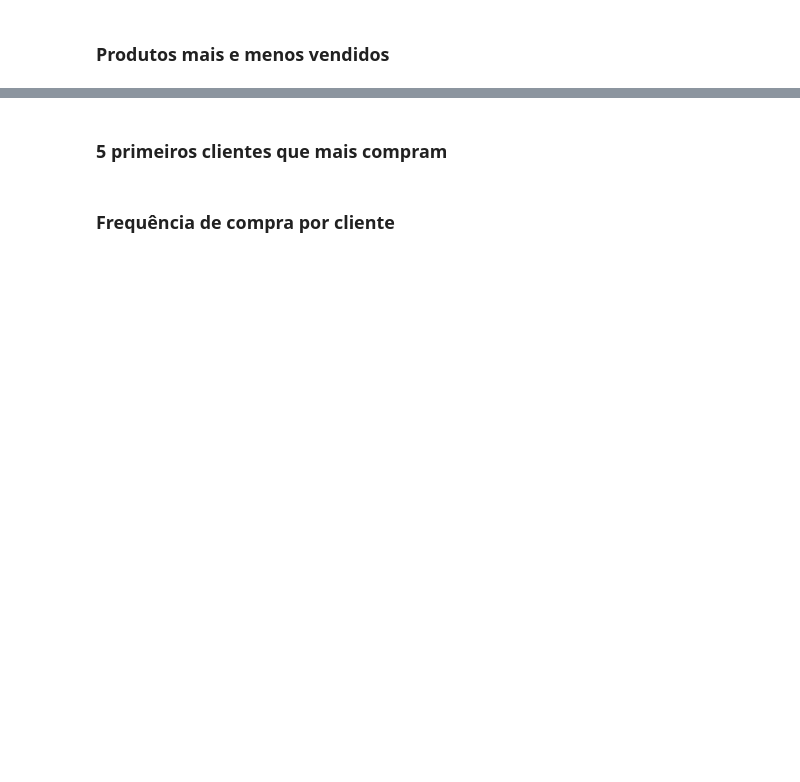
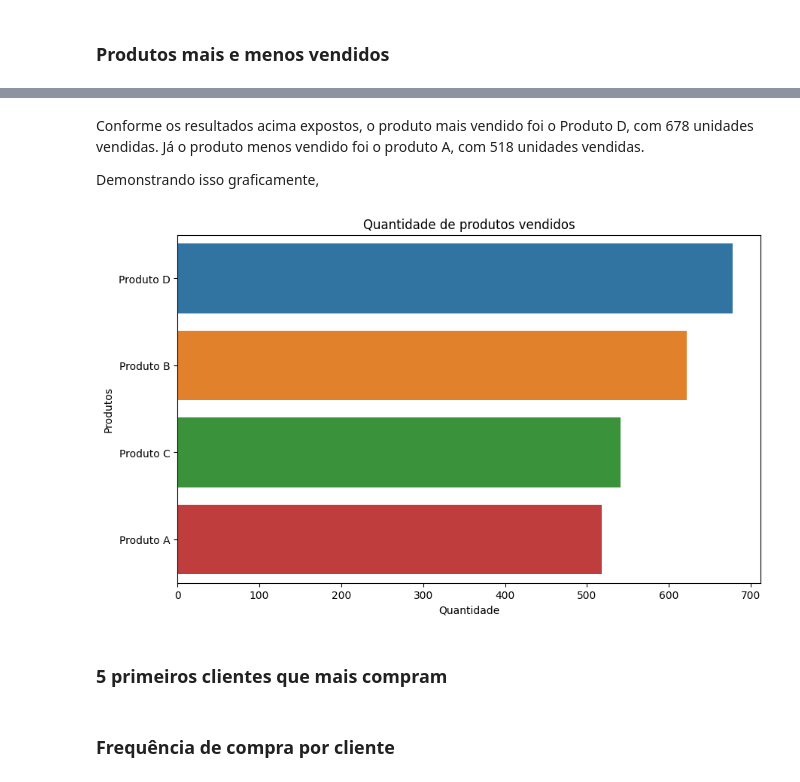
Before and after one commit to rfprates/extraindo_dados_pdf, a Jupyter notebook: data_extraction_pdf.ipynb, the cells around one changed output, grey strips where cells are left out. Drawn from its saved outputs; the diff is of its cells as text; code cells hidden in the pictures; blank space fills up the shorter version.

```diff
--- a/data_extraction_pdf.ipynb
+++ b/data_extraction_pdf.ipynb
@@ -381,0 +427,3 @@ Para este caso, como é sabido que estes outliers são naturais, ou seja, não s
+# %%
+quantity_by_product = sales_df.groupby(by = 'product')['quantity'].agg('sum').sort_values(ascending = False).reset_index()
+quantity_by_product
@@ -382,3 +436,16 @@ Para este caso, como é sabido que estes outliers são naturais, ou seja, não s
+# %% [markdown]
+Conforme os resultados acima expostos, o produto mais vendido foi o Produto D, com 678 unidades vendidas. Já o produto menos vendido foi o produto A, com 518 unidades vendidas.
+
+Demonstrando isso graficamente,
+# %%
+plt.figure(figsize=(10,6))
+sns.barplot(data=quantity_by_product, x = 'quantity', y = 'product')
+plt.xlabel('Quantidade')
+plt.ylabel('Produtos')
+plt.title('Quantidade de produtos vendidos')
+plt.show()
+# %% [output]
+[figure, added]
 # %% [markdown]
 ### 5 primeiros clientes que mais compram
 # %% [markdown]
```
Also changed, not shown: parts of 12 cells of this notebook.
